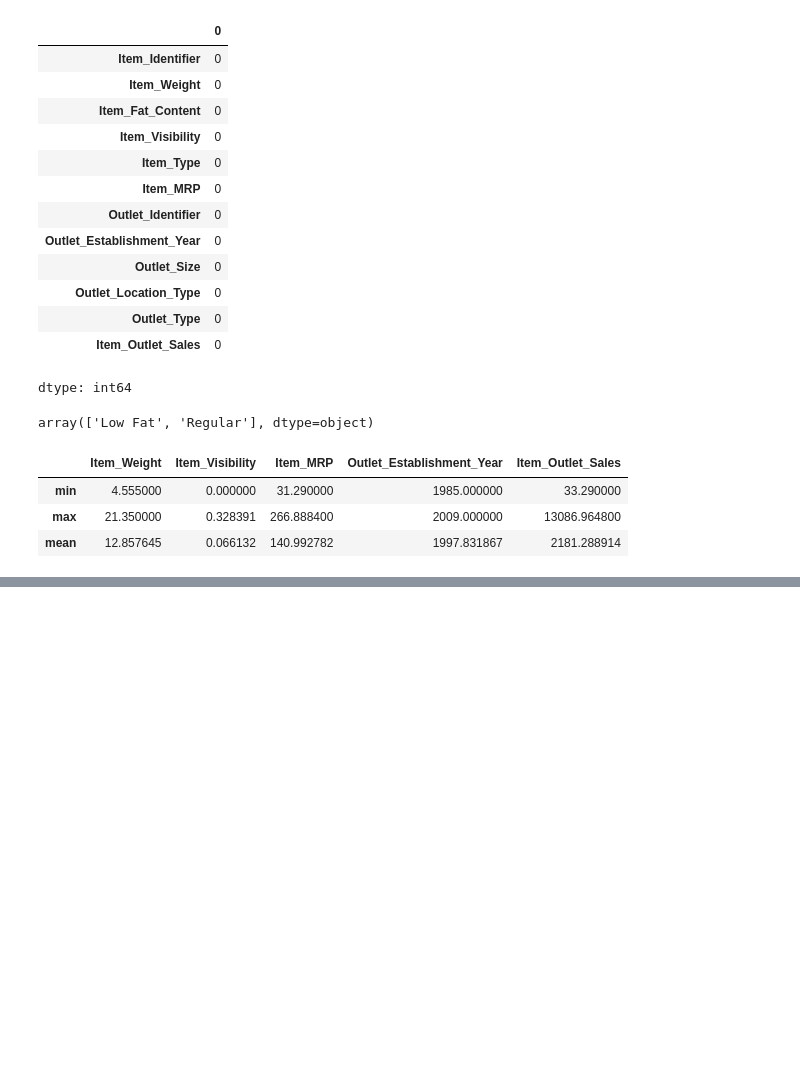
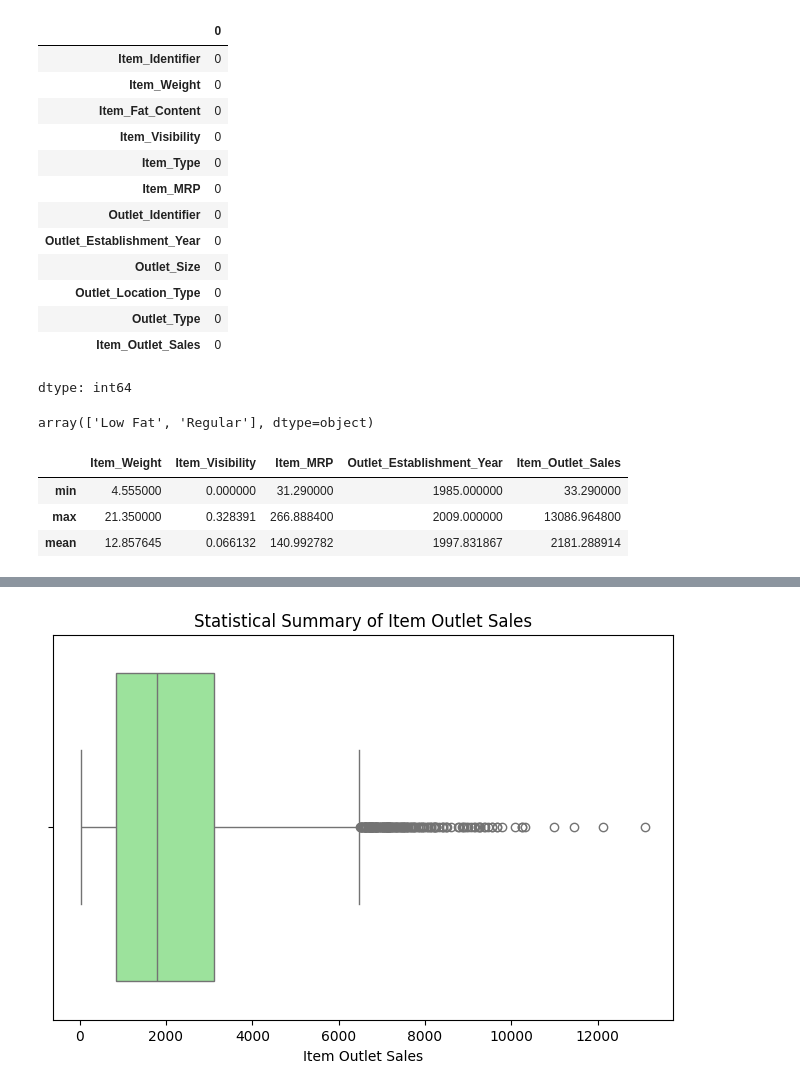
Before and after one commit to sabamahmoud-cyber/Prediction-of-Product-Sales, a Jupyter notebook: Prediction of Product Sales.ipynb, the cells around one changed output, grey strips where cells are left out. Saved outputs shown, nothing was run; the diff lists cells and outputs as text; code cells hidden in the pictures; blank space fills up the shorter version.

```diff
--- a/Prediction of Product Sales.ipynb
+++ b/Prediction of Product Sales.ipynb
@@ -145,0 +164,10 @@ df.describe().loc[['min', 'max', 'mean']]
+# %%
+# 2. Boxplot: Statistical Summary of Item Outlet Sales
+# This boxplot helps identify the median, quartiles, and potential outliers in our target variable.
+plt.figure(figsize=(8, 5))
+sns.boxplot(data=df, x='Item_Outlet_Sales', color='lightgreen')
+plt.title('Statistical Summary of Item Outlet Sales')
+plt.xlabel('Item Outlet Sales')
+plt.show()
+# %% [output]
+[figure, added]
```
Also changed, not shown: parts of 27 cells of this notebook.
